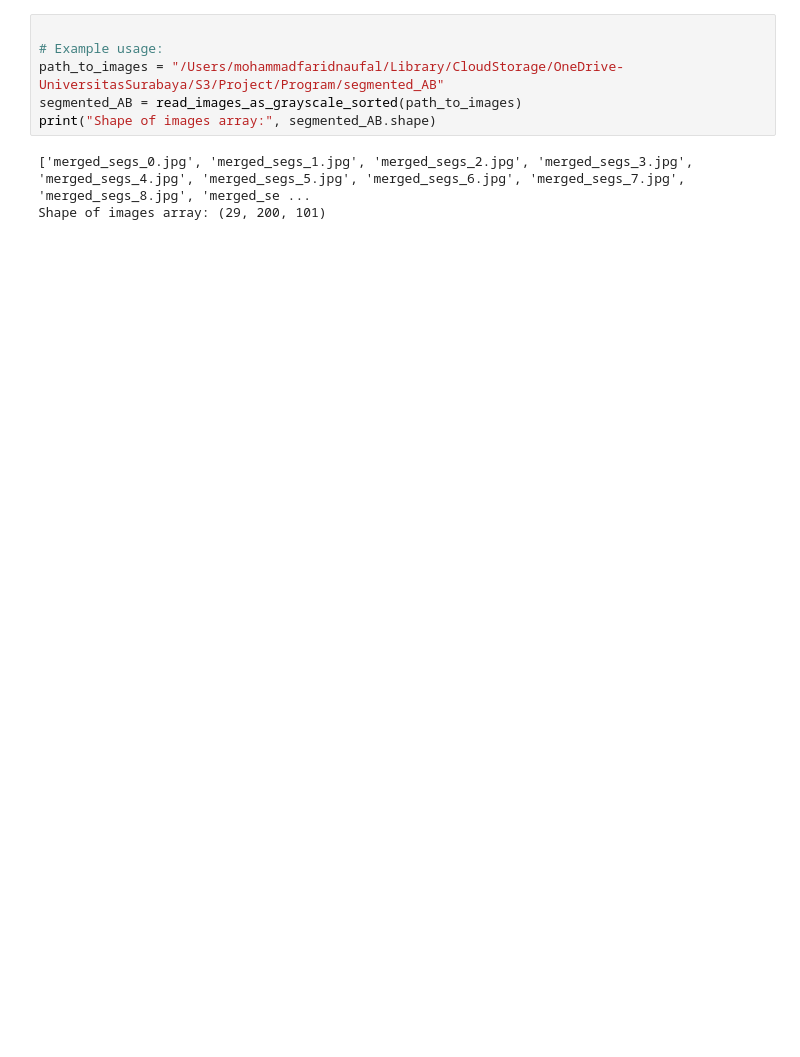
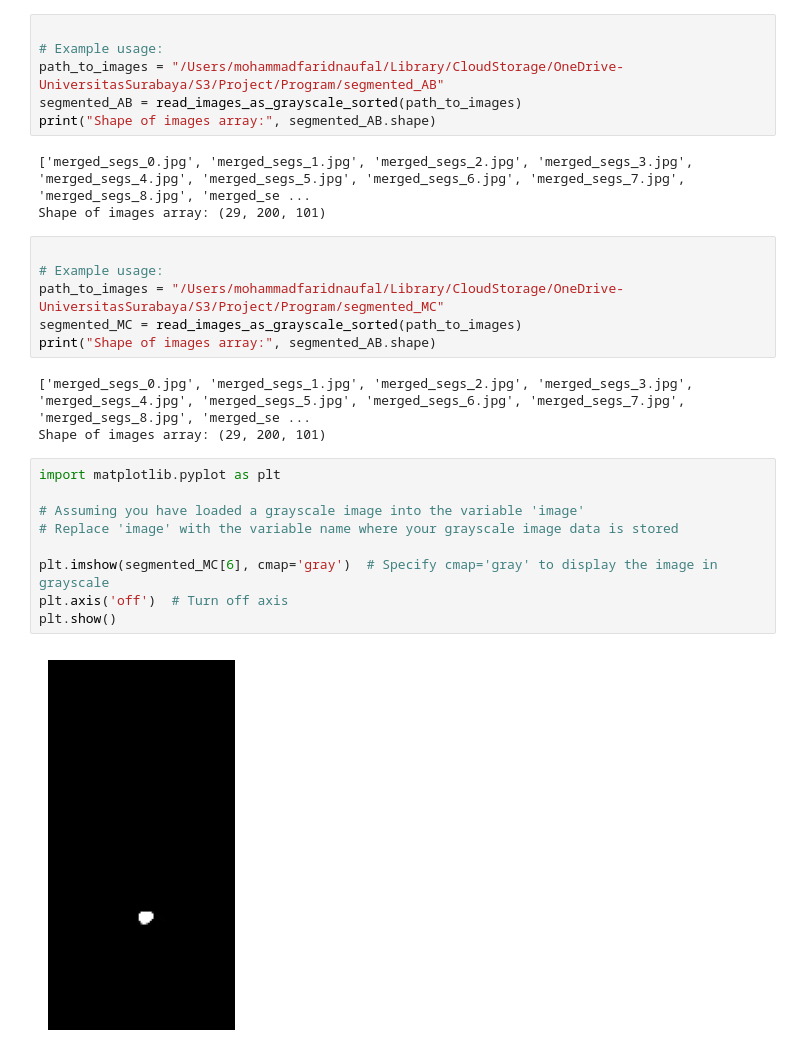
Before and after one commit to mohfarid99/Program, a Jupyter notebook: MC_AB_Segmentation.ipynb, the cells around one changed output. Saved outputs shown, nothing was run; the diff lists cells and outputs as text; blank space fills up the shorter version.

```diff
--- a/MC_AB_Segmentation.ipynb
+++ b/MC_AB_Segmentation.ipynb
@@ -865,3 +778,23 @@ print("Shape of images array:", segmented_AB.shape)
 # %% [output]
 ['merged_segs_0.jpg', 'merged_segs_1.jpg', 'merged_segs_2.jpg', 'merged_segs_3.jpg', 'merged_segs_4.jpg', 'merged_segs_5.jpg', 'merged_segs_6.jpg', 'merged_segs_7.jpg', 'merged_segs_8.jpg', 'merged_se ...
 Shape of images array: (29, 200, 101)
+# %%
+
+# Example usage:
+path_to_images = "/Users/mohammadfaridnaufal/Library/CloudStorage/OneDrive-UniversitasSurabaya/S3/Project/Program/segmented_MC"
+segmented_MC = read_images_as_grayscale_sorted(path_to_images)
+print("Shape of images array:", segmented_AB.shape)
+# %% [output]
+['merged_segs_0.jpg', 'merged_segs_1.jpg', 'merged_segs_2.jpg', 'merged_segs_3.jpg', 'merged_segs_4.jpg', 'merged_segs_5.jpg', 'merged_segs_6.jpg', 'merged_segs_7.jpg', 'merged_segs_8.jpg', 'merged_se ...
+Shape of images array: (29, 200, 101)
+# %%
+import matplotlib.pyplot as plt
+
+# Assuming you have loaded a grayscale image into the variable 'image'
+# Replace 'image' with the variable name where your grayscale image data is stored
+
+plt.imshow(segmented_MC[6], cmap='gray')  # Specify cmap='gray' to display the image in grayscale
+plt.axis('off')  # Turn off axis
+plt.show()
+# %% [output]
+[figure, added]
```
Also changed, not shown: parts of 30 cells of this notebook, 6 other files.
